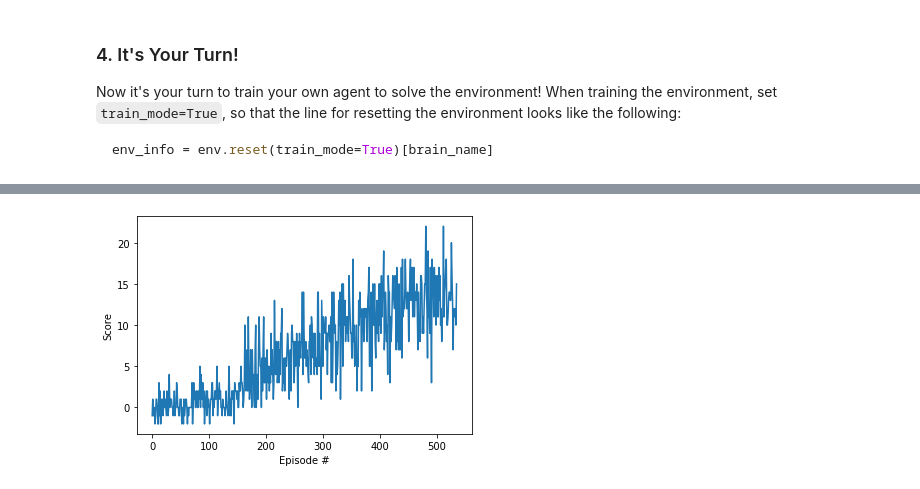
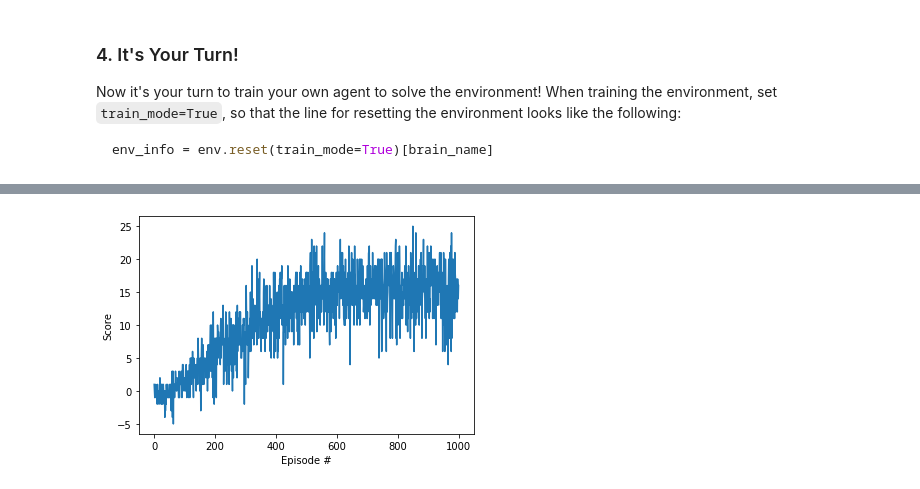
Before and after one commit to fgeiss/udacity_drlnp_project_navigation, a Jupyter notebook: Navigation.ipynb, the cells around one changed output, grey strips where cells are left out. Cells and saved outputs as stored; diff of their text form; code cells hidden in the pictures.

```diff
--- a/Navigation.ipynb
+++ b/Navigation.ipynb
@@ -99,19 +99,20 @@ Once this cell is executed, you will watch the agent's performance, if it select
 
 Of course, as part of the project, you'll have to change the code so that the agent is able to use its experience to gradually choose better actions when interacting with the environment!
 # %%
-env_info = env.reset(train_mode=True)[brain_name] # reset the environment
-state = env_info.vector_observations[0]            # get the current state
-score = 0                                          # initialize the score
-while True:
-    action = np.random.randint(action_size)        # select an action
-    env_info = env.step(action)[brain_name]        # send the action to the environment
-    next_state = env_info.vector_observations[0]   # get the next state
-    reward = env_info.rewards[0]                   # get the reward
-    done = env_info.local_done[0]                  # see if episode has finished
-    score += reward                                # update the score
-    state = next_state                             # roll over the state to next time step
-    if done:                                       # exit loop if episode finished
-        break
-
-print("Score: {}".format(score))
+scores = []
+for N in range(0,100):
+    env_info = env.reset(train_mode=True)[brain_name] # reset the environment
+    state = env_info.vector_observations[0]            # get the current state
+    score = 0                                          # initialize the score
+    while True:
+        action = np.random.randint(action_size)        # select an action
+        env_info = env.step(action)[brain_name]        # send the action to the environment
+        next_state = env_info.vector_observations[0]   # get the next state
+        reward = env_info.rewards[0]                   # get the reward
+        done = env_info.local_done[0]                  # see if episode has finished
+        score += reward                                # update the score
+        state = next_state                             # roll over the state to next time step
+        if done:                                       # exit loop if episode finished
+            break
+    scores.append(score)
 # %% [output]
@@ -137,7 +163,7 @@ from dqn_agent_new import Agent
 
 agent = Agent(state_size=37, action_size=4, seed=0, mode='DDQN')
 
-def dqn(n_episodes=2000, max_t=1000, eps_start=1.0, eps_end=0.01, eps_decay=0.995):
+def dqn(n_episodes=1000, max_t=1000, eps_start=1.0, eps_end=0.01, eps_decay=0.995):
     """Deep Q-Learning.
 
     Params
@@ -173,14 +199,14 @@ def dqn(n_episodes=2000, max_t=1000, eps_start=1.0, eps_end=0.01, eps_decay=0.99
         meanloss = np.mean(agent.losses)
         agent.losses = []
         meanlosses.append(meanloss)
-        print('\rEpisode {}\tAverage Score: {:.2f} \tAverage Loss: {:.8f} xxx'.format(i_episode, np.mean(scores_window), meanloss), end="")
+        print('\rEpisode {}\tAverage Score: {:.2f} \tAverage Loss: {:.8f} '.format(i_episode, np.mean(scores_window), meanloss), end="")
 
         if i_episode % 100 == 0:
             print('\rEpisode {}\tAverage Score: {:.2f}'.format(i_episode, np.mean(scores_window)))
-        if np.mean(scores_window)>=13.0:
-            print('\nEnvironment solved in {:d} episodes!\tAverage Score: {:.2f}'.format(i_episode, np.mean(scores_window)))
             torch.save(agent.qnetwork_local.state_dict(), 'checkpoint.pth')
-            break
+        #if np.mean(scores_window)>=14.0:
+        #    print('\nEnvironment solved in {:d} episodes!\tAverage Score: {:.2f}'.format(i_episode, np.mean(scores_window)))
+        #    break
     return scores
 
 scores = dqn()
@@ -204 +239 @@ Environment solved in 436 episodes!     Average Score: 13.01
-[figure, old version]
+[figure, new version]
```
Also changed, not shown: parts of 7 cells of this notebook, 1 other file.
